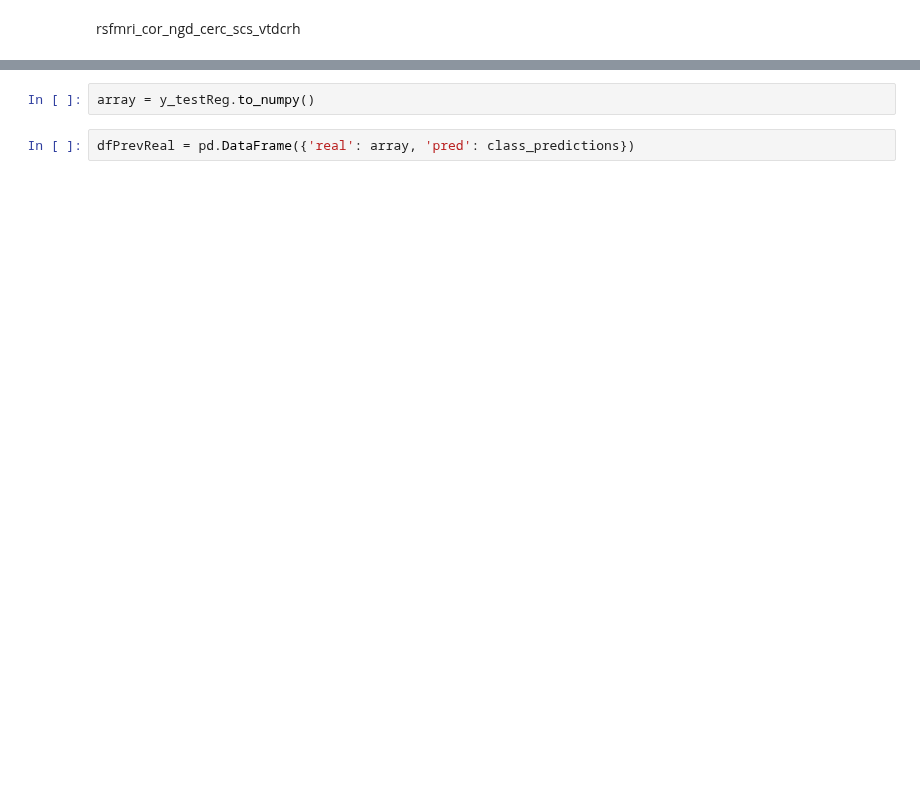
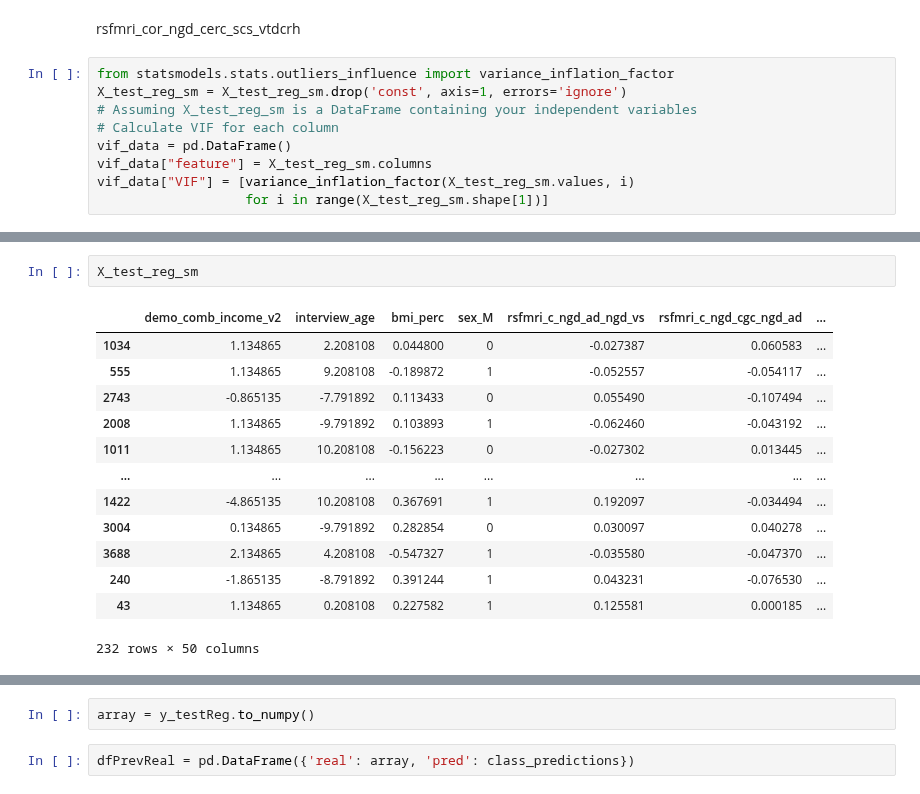
Before and after one commit to grace-shearrer/SSIB-2024, a Jupyter notebook: Scripts_Yana/Final_cleaning_data_scripts/SSBneuroAnalysis.ipynb, the cells around one changed output, grey strips where cells are left out. Drawn from its saved outputs; the diff is of its cells as text; blank space fills up the shorter version.

```diff
--- a/Scripts_Yana/Final_cleaning_data_scripts/SSBneuroAnalysis.ipynb
+++ b/Scripts_Yana/Final_cleaning_data_scripts/SSBneuroAnalysis.ipynb
@@ -388,2 +521,11 @@ print(result.summary())
 # %% [markdown]
 rsfmri_cor_ngd_cerc_scs_vtdcrh
+# %%
+from statsmodels.stats.outliers_influence import variance_inflation_factor
+X_test_reg_sm = X_test_reg_sm.drop('const', axis=1, errors='ignore')
+# Assuming X_test_reg_sm is a DataFrame containing your independent variables
+# Calculate VIF for each column
+vif_data = pd.DataFrame()
+vif_data["feature"] = X_test_reg_sm.columns
+vif_data["VIF"] = [variance_inflation_factor(X_test_reg_sm.values, i)
+                   for i in range(X_test_reg_sm.shape[1])]
@@ -389,0 +542,16 @@ rsfmri_cor_ngd_cerc_scs_vtdcrh
+# %%
+X_test_reg_sm
+# %% [output]
+|  | demo_comb_income_v2 | interview_age | bmi_perc | sex_M | rsfmri_c_ngd_ad_ngd_vs | rsfmri_c_ngd_cgc_ngd_ad | ... |
+| 1034 | 1.134865 | 2.208108 | 0.044800 | 0 | -0.027387 | 0.060583 | ... |
+| 555 | 1.134865 | 9.208108 | -0.189872 | 1 | -0.052557 | -0.054117 | ... |
+| 2743 | -0.865135 | -7.791892 | 0.113433 | 0 | 0.055490 | -0.107494 | ... |
+| 2008 | 1.134865 | -9.791892 | 0.103893 | 1 | -0.062460 | -0.043192 | ... |
+| 1011 | 1.134865 | 10.208108 | -0.156223 | 0 | -0.027302 | 0.013445 | ... |
+| ... | ... | ... | ... | ... | ... | ... | ... |
+| 1422 | -4.865135 | 10.208108 | 0.367691 | 1 | 0.192097 | -0.034494 | ... |
+| 3004 | 0.134865 | -9.791892 | 0.282854 | 0 | 0.030097 | 0.040278 | ... |
+| 3688 | 2.134865 | 4.208108 | -0.547327 | 1 | -0.035580 | -0.047370 | ... |
+| 240 | -1.865135 | -8.791892 | 0.391244 | 1 | 0.043231 | -0.076530 | ... |
+| 43 | 1.134865 | 0.208108 | 0.227582 | 1 | 0.125581 | 0.000185 | ... |
+232 rows × 50 columns
```
Also changed, not shown: parts of 53 cells of this notebook, 1 other file.
